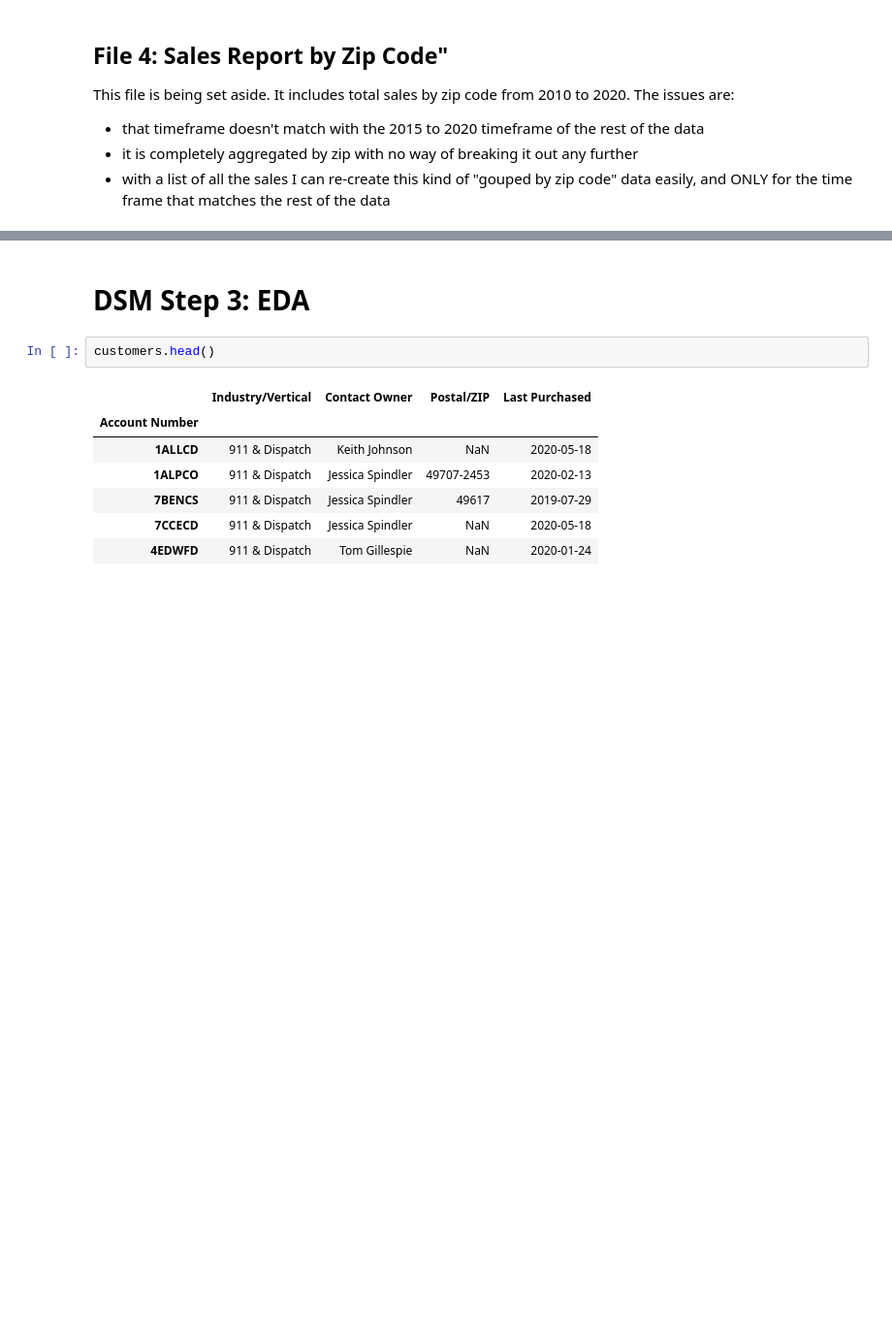
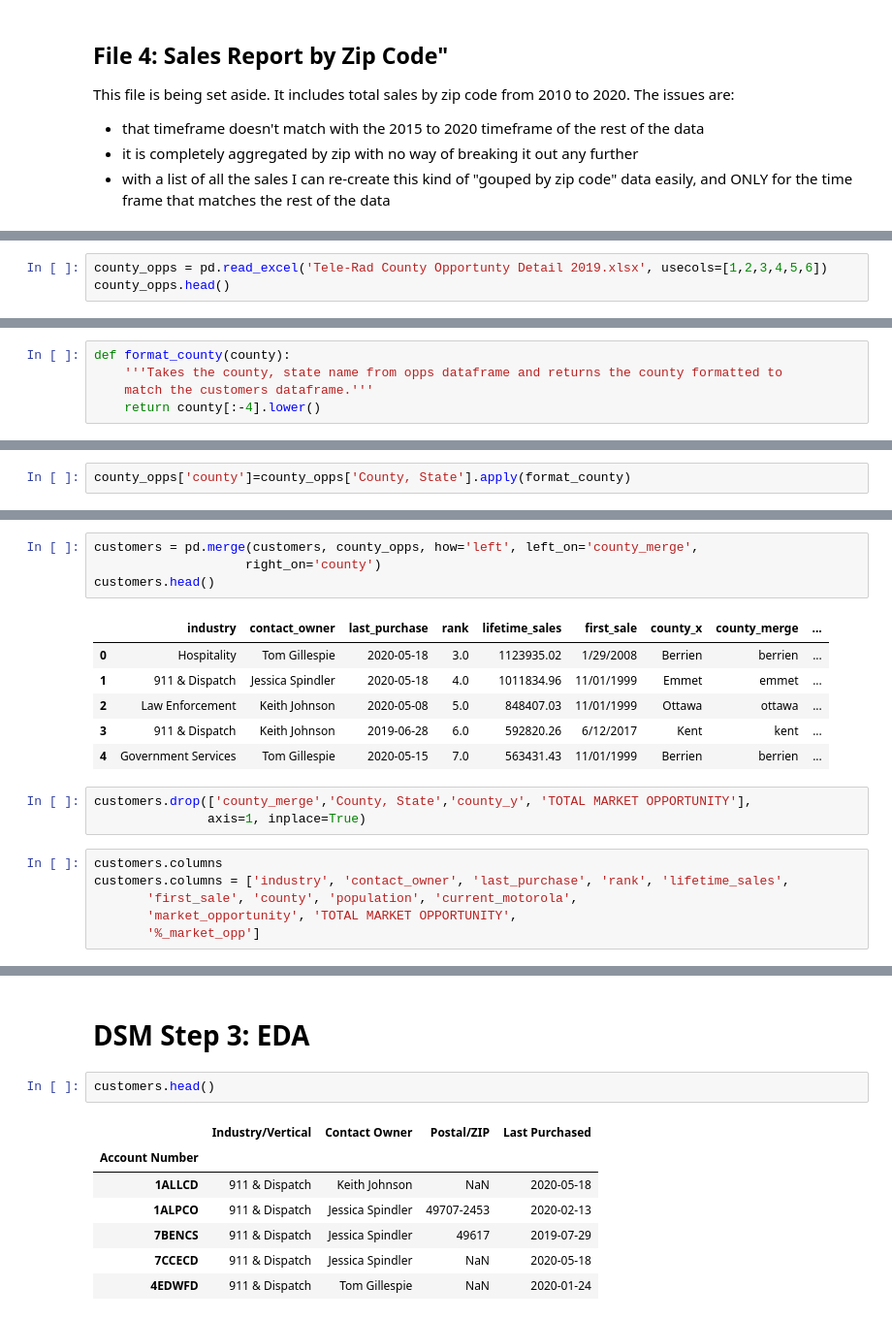
Before and after one commit to markdurrenberger/Retail_Forecasting, a Jupyter notebook: 2_3DataWrangling_EDA.ipynb, the cells around one changed output, grey strips where cells are left out. Shown at 97% size. Drawn from its saved outputs; the diff is of its cells as text; blank space fills up the shorter version.

```diff
--- a/2_3DataWrangling_EDA.ipynb
+++ b/2_3DataWrangling_EDA.ipynb
@@ -673,0 +731,3 @@ I'm not really understanding this all that well
+# %%
+county_opps = pd.read_excel('Tele-Rad County Opportunty Detail 2019.xlsx', usecols=[1,2,3,4,5,6])
+county_opps.head()
@@ -673,0 +762,5 @@ I'm not really understanding this all that well
+# %%
+def format_county(county):
+    '''Takes the county, state name from opps dataframe and returns the county formatted to
+    match the customers dataframe.'''
+    return county[:-4].lower()
@@ -673,0 +771,2 @@ I'm not really understanding this all that well
+# %%
+county_opps['county']=county_opps['County, State'].apply(format_county)
@@ -673,0 +795,20 @@ I'm not really understanding this all that well
+# %%
+customers = pd.merge(customers, county_opps, how='left', left_on='county_merge',
+                    right_on='county')
+customers.head()
+# %% [output]
+|  | industry | contact_owner | last_purchase | rank | lifetime_sales | first_sale | county_x | county_merge | ... |
+| 0 | Hospitality | Tom Gillespie | 2020-05-18 | 3.0 | 1123935.02 | 1/29/2008 | Berrien | berrien | ... |
+| 1 | 911 & Dispatch | Jessica Spindler | 2020-05-18 | 4.0 | 1011834.96 | 11/01/1999 | Emmet | emmet | ... |
+| 2 | Law Enforcement | Keith Johnson | 2020-05-08 | 5.0 | 848407.03 | 11/01/1999 | Ottawa | ottawa | ... |
+| 3 | 911 & Dispatch | Keith Johnson | 2019-06-28 | 6.0 | 592820.26 | 6/12/2017 | Kent | kent | ... |
+| 4 | Government Services | Tom Gillespie | 2020-05-15 | 7.0 | 563431.43 | 11/01/1999 | Berrien | berrien | ... |
+# %%
+customers.drop(['county_merge','County, State','county_y', 'TOTAL MARKET OPPORTUNITY'],
+               axis=1, inplace=True)
+# %%
+customers.columns
+customers.columns = ['industry', 'contact_owner', 'last_purchase', 'rank', 'lifetime_sales',
+       'first_sale', 'county', 'population', 'current_motorola',
+       'market_opportunity', 'TOTAL MARKET OPPORTUNITY',
+       '%_market_opp']
```
Also changed, not shown: parts of 31 cells of this notebook, 2 other files.
